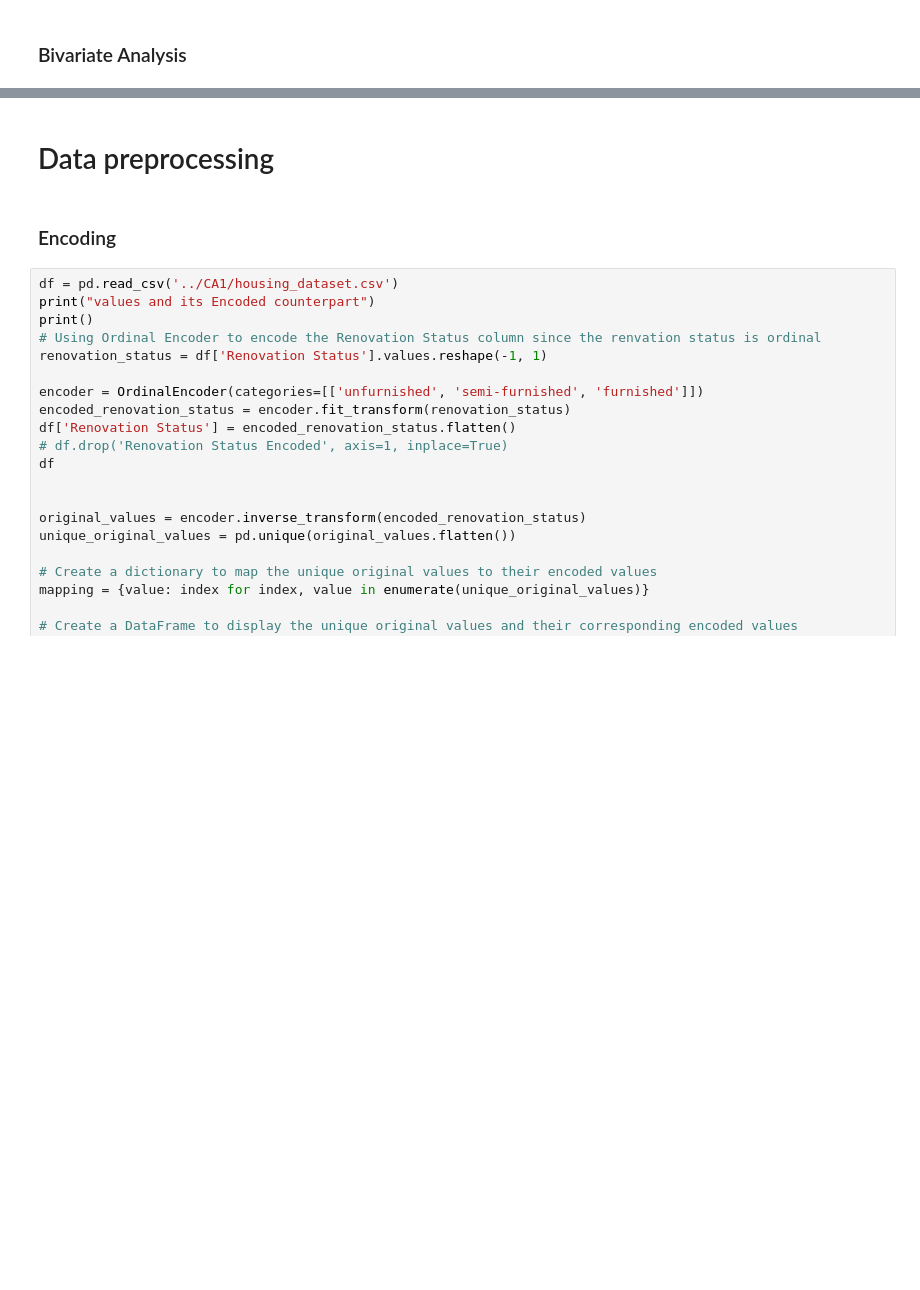
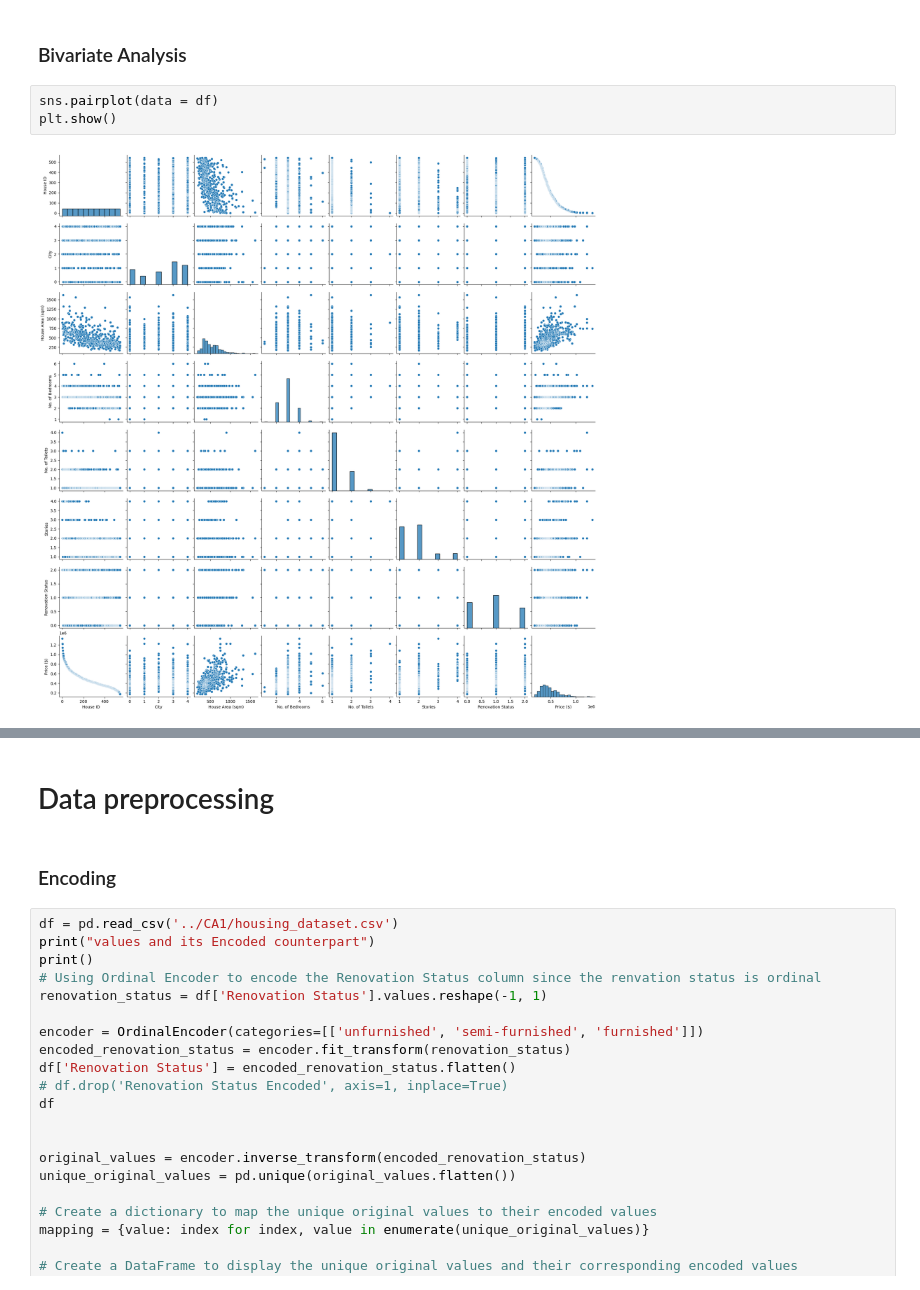
Before and after one commit to ahmakhoo/AIML-CA1, a Jupyter notebook: AIML/CA1/CA1 code part 2.ipynb, the cells around one changed output, grey strips where cells are left out. Drawn from its saved outputs; the diff is of its cells as text; blank space fills up the shorter version.

```diff
--- a/AIML/CA1/CA1 code part 2.ipynb
+++ b/AIML/CA1/CA1 code part 2.ipynb
@@ -128,5 +123,10 @@ df
 # %% [markdown]
 <h3>Bivariate Analysis</h3>
+# %%
+sns.pairplot(data = df)
+plt.show()
+# %% [output]
+[figure, added]
 # %%
 df
 # %% [output]
```
Also changed, not shown: parts of 12 cells of this notebook, 2 other files.
